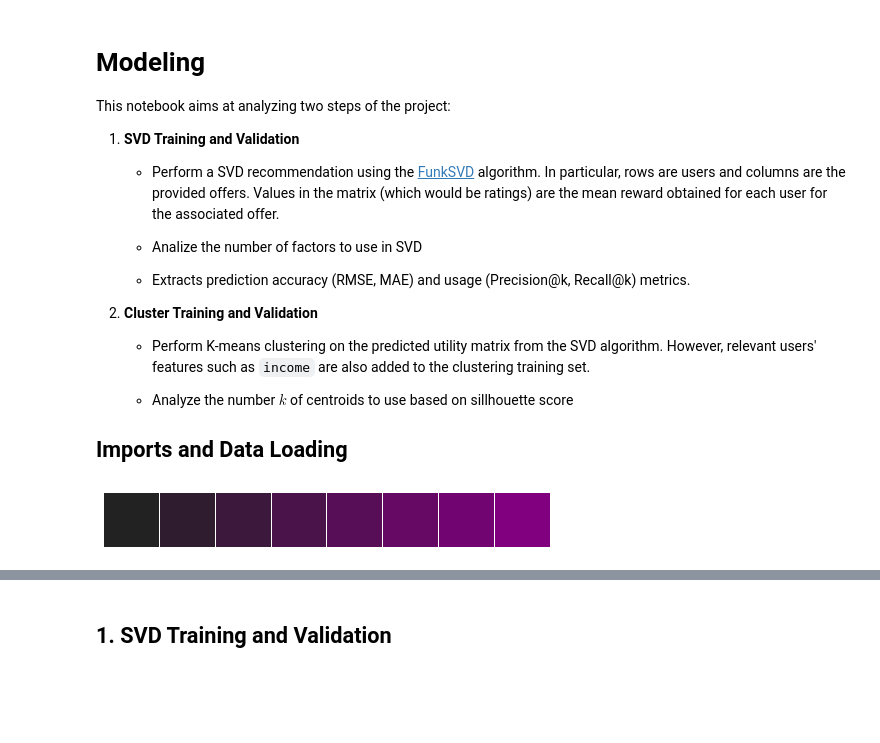
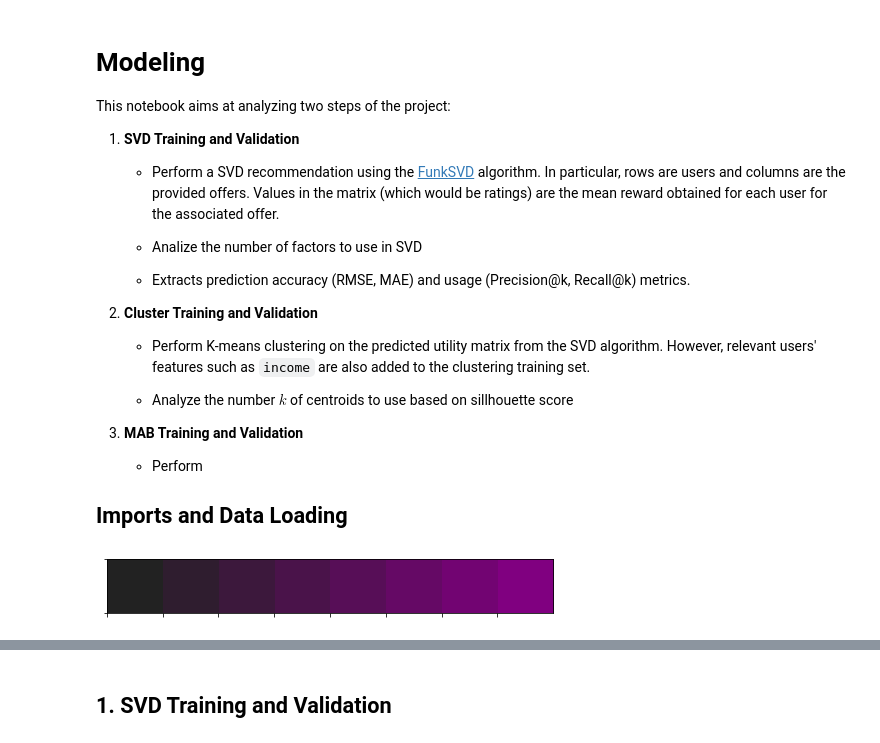
Before and after one commit to guedes-joaofelipe/ml-engineer-capstone, a Jupyter notebook: notebooks/model_training_validation.ipynb, the cells around one changed output, grey strips where cells are left out. Cells and saved outputs as stored; diff of their text form; code cells hidden in the pictures; blank space fills up the shorter version.

Commit message:
Included MAB training in the model analysis

```diff
--- a/notebooks/model_training_validation.ipynb
+++ b/notebooks/model_training_validation.ipynb
@@ -17,36 +17,43 @@ This notebook aims at analyzing two steps of the project:
 
     - Analyze the number $k$ of centroids to use based on sillhouette score
 
+3. **MAB Training and Validation**
+
+    - Perform
+
 
 ## Imports and Data Loading
 # %%
 import os
 import sys
 import pandas as pd
 import matplotlib.pyplot as plt
 %matplotlib inline
 import seaborn as sns
 import numpy as np
 from sklearn.model_selection import ShuffleSplit
 from sklearn.cluster import KMeans
 from sklearn.metrics import silhouette_samples, silhouette_score
 sources_path = './../sources'
 if sources_path not in sys.path:
     sys.path.append(sources_path)
 import utils
 from funk_svd.svd import SVD
 import joblib
+from IPython.display import clear_output
 data_dir = './../data'
 plots_dir = './plots/'
 progbar = utils.ProgressBar(elapsed_time=True)
 
 palette = "purple"
-second_palette = ["#60489D", "#46BB93", "#F9B74D"]
+second_palette = ["#60489D", "#46BB93", "#F9B74D", "#2D2D2D",
+                  "#9F1253", "#A9A8A8", "#56DCE3", "#4260AD"]
+
 sns_palette = sns.dark_palette(palette, n_colors=8)
 sns.palplot(sns_palette)
 sns.set_palette(sns_palette)
 sns.set(font_scale=1.2)
 # %% [output]
-[figure, old version]
+[figure, new version]
 # %%
 profile = pd.read_csv(os.path.join(data_dir, "profile.csv"), sep=';', usecols=["person", "income"])
```
Also changed, not shown: parts of 16 cells of this notebook, 9 other files.
